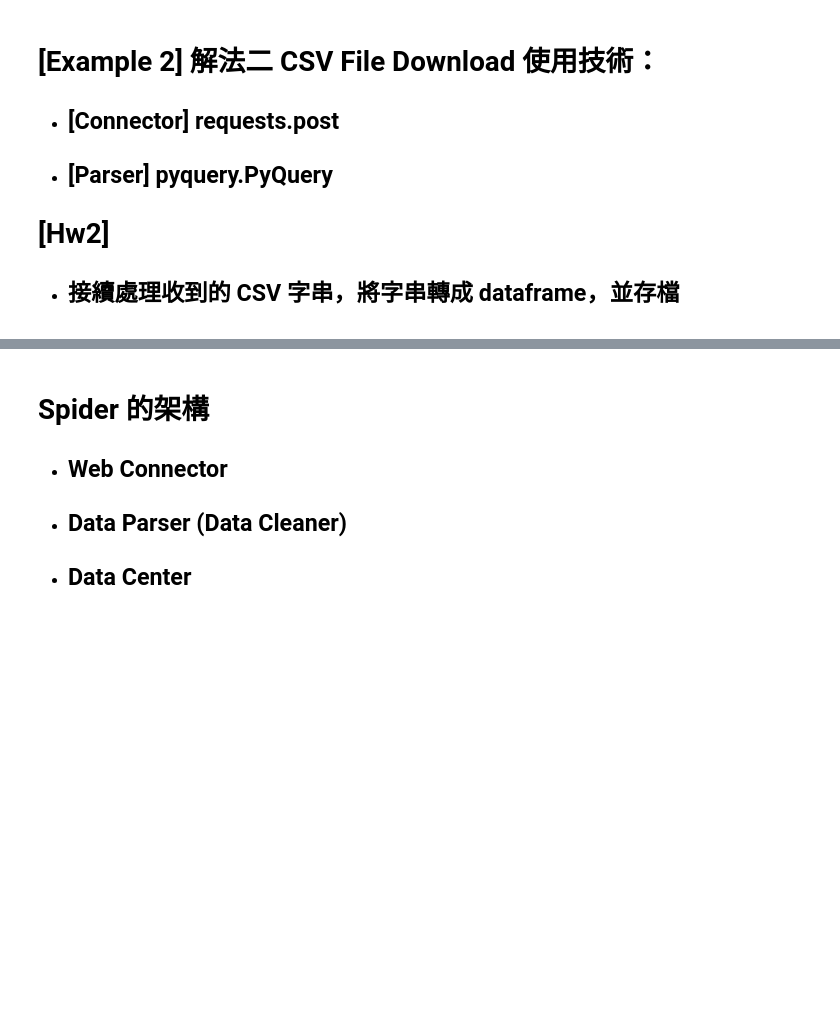
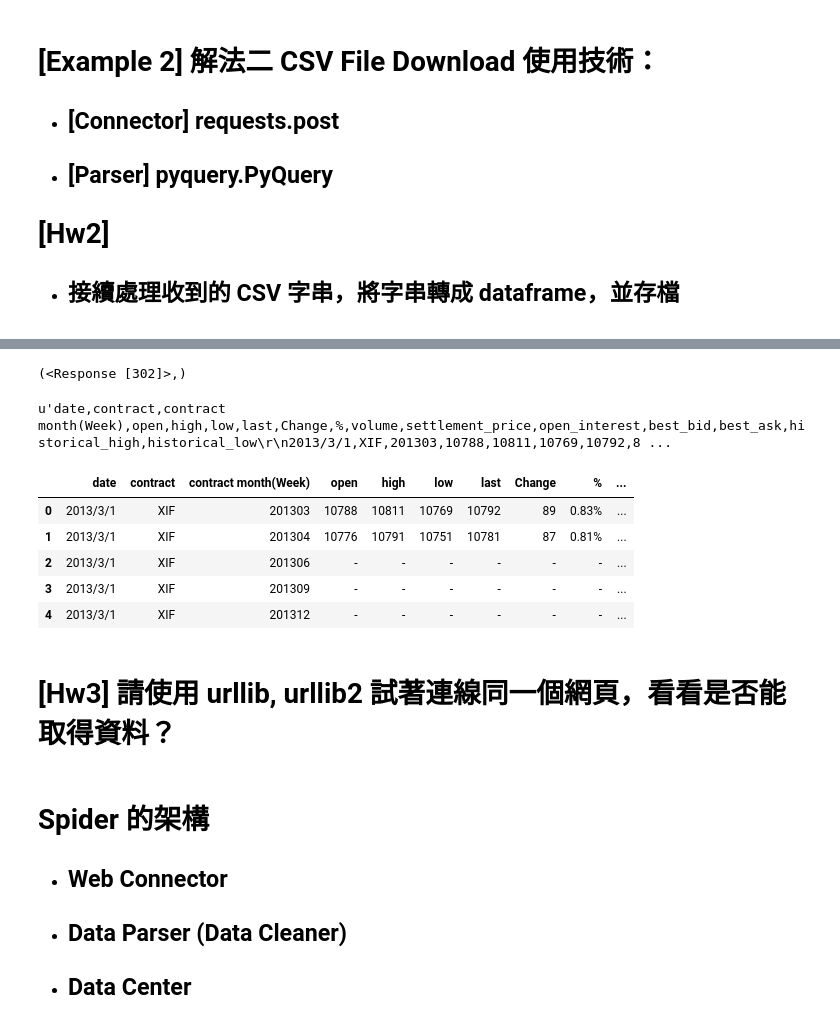
Before and after one commit to c3h3/NCCU-PyData-Courses-2013Spring, a Jupyter notebook: try_ipynb/Lecture2_WebCrawler.ipynb, the cells around one changed output, grey strips where cells are left out. Drawn from its saved outputs; the diff is of its cells as text; code cells hidden in the pictures; blank space fills up the shorter version.

```diff
--- a/try_ipynb/Lecture2_WebCrawler.ipynb
+++ b/try_ipynb/Lecture2_WebCrawler.ipynb
@@ -533,0 +760,7 @@ CParserError: Error tokenizing data. C error: Expected 28 fields in line 841, sa
+# %%
+import requests
+r = requests.get("http://www.taifex.com.tw/eng/eng3/eng3_2dl.asp?COMMODITY_ID=all&DATA_DATE=2013/03/01&DATA_DATE1=2013/03/05")
+# %%
+r.history
+# %% [output]
+(<Response [302]>,)
@@ -534,3 +773,20 @@ CParserError: Error tokenizing data. C error: Expected 28 fields in line 841, sa
+# %%
+r.text
+# %% [output]
+u'date,contract,contract month(Week),open,high,low,last,Change,%,volume,settlement_price,open_interest,best_bid,best_ask,historical_high,historical_low\r\n2013/3/1,XIF,201303,10788,10811,10769,10792,8 ...
+# %%
+from StringIO import StringIO
+taifex_future_data = pd.read_csv(StringIO(r.text))
+taifex_future_data.head()
+# %% [output]
+|  | date | contract | contract month(Week) | open | high | low | last | Change | % | ... |
+| 0 | 2013/3/1 | XIF | 201303 | 10788 | 10811 | 10769 | 10792 | 89 | 0.83% | ... |
+| 1 | 2013/3/1 | XIF | 201304 | 10776 | 10791 | 10751 | 10781 | 87 | 0.81% | ... |
+| 2 | 2013/3/1 | XIF | 201306 | - | - | - | - | - | - | ... |
+| 3 | 2013/3/1 | XIF | 201309 | - | - | - | - | - | - | ... |
+| 4 | 2013/3/1 | XIF | 201312 | - | - | - | - | - | - | ... |
+# %% [markdown]
+# [Hw3] 請使用 urllib, urllib2 試著連線同一個網頁，看看是否能取得資料？
 # %% [markdown]
 # Spider 的架構
 
```
Also changed, not shown: parts of 45 cells of this notebook, 9 other files.
